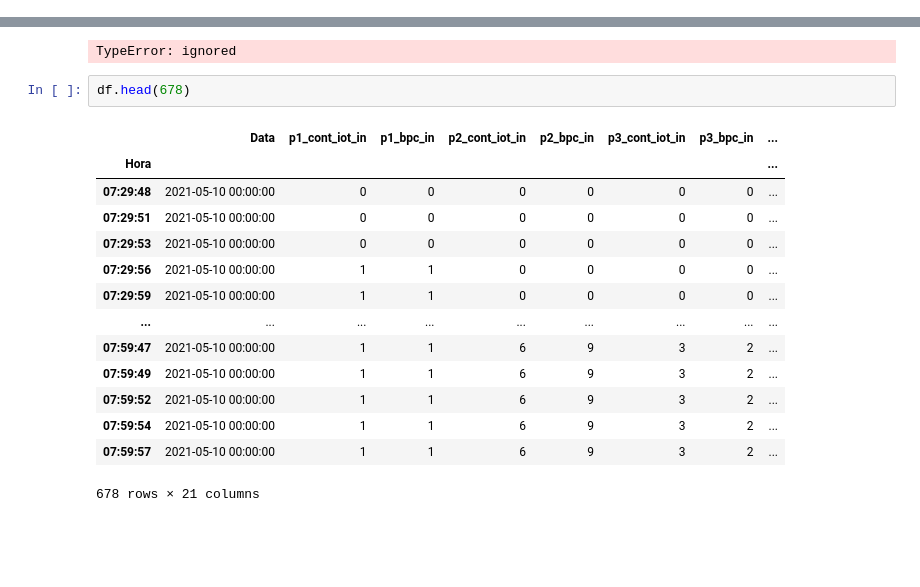
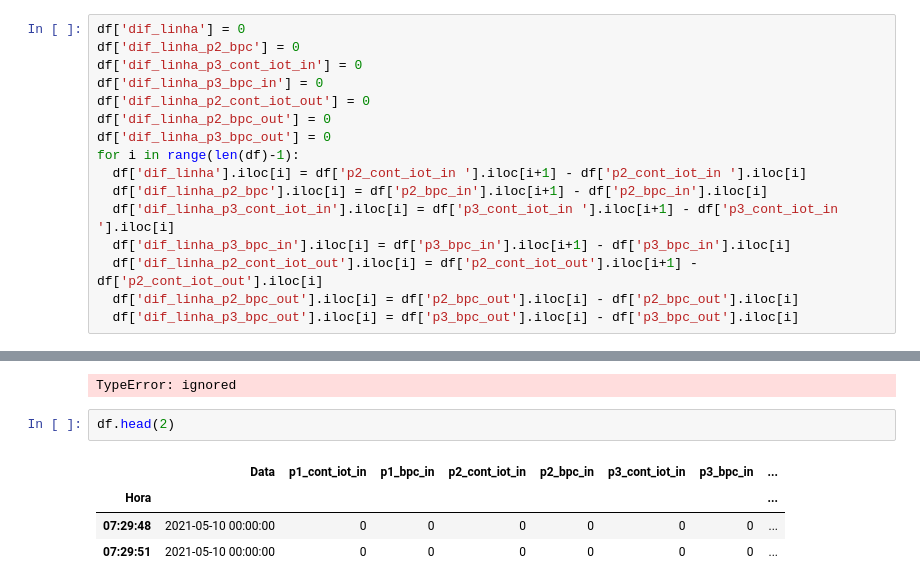
Before and after one commit to danielvieira95/danielvieira95, a Jupyter notebook: Analise_de_Dados_Mestrado_20_06.ipynb, the cells around one changed output, grey strips where cells are left out. Saved outputs shown, nothing was run; the diff lists cells and outputs as text; blank space fills up the shorter version.

```diff
--- a/Analise_de_Dados_Mestrado_20_06.ipynb
+++ b/Analise_de_Dados_Mestrado_20_06.ipynb
@@ -112,0 +104,16 @@ df_evento = df.loc[df['dif_linha']>0]
+# %%
+df['dif_linha'] = 0
+df['dif_linha_p2_bpc'] = 0
+df['dif_linha_p3_cont_iot_in'] = 0
+df['dif_linha_p3_bpc_in'] = 0
+df['dif_linha_p2_cont_iot_out'] = 0
+df['dif_linha_p2_bpc_out'] = 0
+df['dif_linha_p3_bpc_out'] = 0
+for i in range(len(df)-1):
+  df['dif_linha'].iloc[i] = df['p2_cont_iot_in '].iloc[i+1] - df['p2_cont_iot_in '].iloc[i]
+  df['dif_linha_p2_bpc'].iloc[i] = df['p2_bpc_in'].iloc[i+1] - df['p2_bpc_in'].iloc[i]
+  df['dif_linha_p3_cont_iot_in'].iloc[i] = df['p3_cont_iot_in '].iloc[i+1] - df['p3_cont_iot_in '].iloc[i]
+  df['dif_linha_p3_bpc_in'].iloc[i] = df['p3_bpc_in'].iloc[i+1] - df['p3_bpc_in'].iloc[i]
+  df['dif_linha_p2_cont_iot_out'].iloc[i] = df['p2_cont_iot_out'].iloc[i+1] - df['p2_cont_iot_out'].iloc[i]
+  df['dif_linha_p2_bpc_out'].iloc[i] = df['p2_bpc_out'].iloc[i] - df['p2_bpc_out'].iloc[i]
+  df['dif_linha_p3_bpc_out'].iloc[i] = df['p3_bpc_out'].iloc[i] - df['p3_bpc_out'].iloc[i]
@@ -748,19 +757,9 @@ if (df['dif_p2_cont_iot_in'] |df['dif_p2_bpc_in'] | df['dif_p3_cont_iot_in']|df[
 # %% [output]
 TypeError: ignored
 # %%
-df.head(678)
+df.head(2)
 # %% [output]
 |  | Data | p1_cont_iot_in | p1_bpc_in | p2_cont_iot_in | p2_bpc_in | p3_cont_iot_in | p3_bpc_in | ... |
 | Hora |  |  |  |  |  |  |  | ... |
 | 07:29:48 | 2021-05-10 00:00:00 | 0 | 0 | 0 | 0 | 0 | 0 | ... |
 | 07:29:51 | 2021-05-10 00:00:00 | 0 | 0 | 0 | 0 | 0 | 0 | ... |
-| 07:29:53 | 2021-05-10 00:00:00 | 0 | 0 | 0 | 0 | 0 | 0 | ... |
-| 07:29:56 | 2021-05-10 00:00:00 | 1 | 1 | 0 | 0 | 0 | 0 | ... |
-| 07:29:59 | 2021-05-10 00:00:00 | 1 | 1 | 0 | 0 | 0 | 0 | ... |
-| ... | ... | ... | ... | ... | ... | ... | ... | ... |
-| 07:59:47 | 2021-05-10 00:00:00 | 1 | 1 | 6 | 9 | 3 | 2 | ... |
-| 07:59:49 | 2021-05-10 00:00:00 | 1 | 1 | 6 | 9 | 3 | 2 | ... |
-| 07:59:52 | 2021-05-10 00:00:00 | 1 | 1 | 6 | 9 | 3 | 2 | ... |
-| 07:59:54 | 2021-05-10 00:00:00 | 1 | 1 | 6 | 9 | 3 | 2 | ... |
-| 07:59:57 | 2021-05-10 00:00:00 | 1 | 1 | 6 | 9 | 3 | 2 | ... |
-678 rows × 21 columns
```
Also changed, not shown: parts of 14 cells of this notebook.
